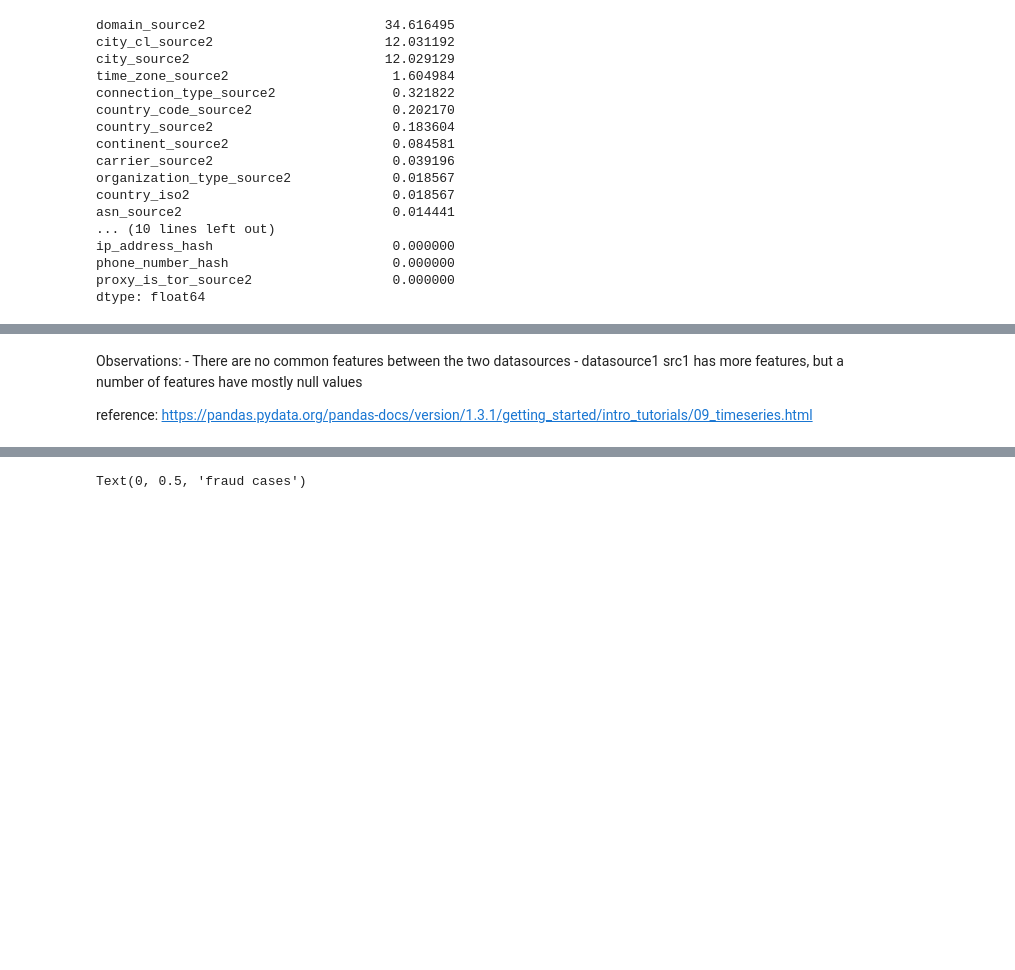
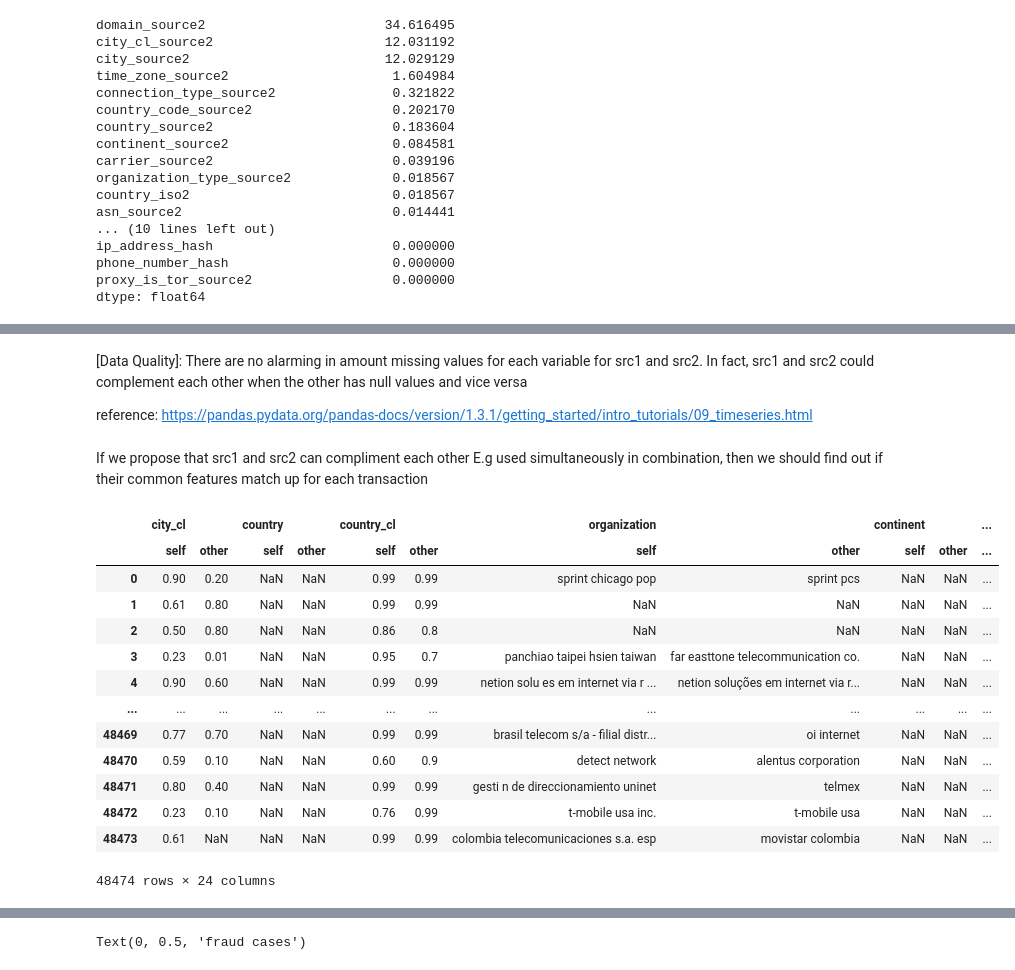
Before and after one commit to cgusti/EAD-fraud-detection, a Jupyter notebook: DS Take Home Project Practice.ipynb, the cells around one changed output, grey strips where cells are left out. Cells and saved outputs as stored; diff of their text form; code cells hidden in the pictures; blank space fills up the shorter version.

```diff
--- a/DS Take Home Project Practice.ipynb
+++ b/DS Take Home Project Practice.ipynb
@@ -64,0 +139,6 @@ src2_features=src2.columns.to_list()
+# %%
+#find common features between the two datasets
+src1_features_names=[name.replace('_source1','') for name in src1_features]
+src2_features_names=[name.replace('_source2','') for name in src2_features]
+common_list = set(src1_features_names).intersection(src2_features_names)
+common_list = common_list - set(['fraud_label','utc_time_stamp','phone_number_hash','country_iso2','ip_address_hash'])
@@ -65 +203,8 @@ src2_features=src2.columns.to_list()
+# %%
+#turn all categorical names into lower case strings
+src1 = src1.applymap(lambda s: s.lower() if type(s) == str else s)
+src2 = src2.applymap(lambda s: s.lower() if type(s) == str else s)
+# %%
+src1.replace({'#VALUE!': None}, inplace=True)
+src2.replace({'#VALUE!': None}, inplace=True)
 # %% [markdown]
@@ -118,6 +344,11 @@ dtype: float64
 # %% [markdown]
-Observations:
-    - There are no common features between the two datasources
-    - datasource1 src1 has more features, but a number of features have   mostly null values
+[Data Quality]: There are no alarming in amount missing values for each variable for src1 and src2. In fact, src1 and src2 could complement each other when the other has null values and vice versa
 
 reference: https://pandas.pydata.org/pandas-docs/version/1.3.1/getting_started/intro_tutorials/09_timeseries.html
+# %% [markdown]
+If we propose that src1 and src2 can compliment each other E.g used simultaneously in combination, then we should find out if their common features match up for each transaction
+# %%
+src1_common_vars = src1[[common_var+'_source1'for common_var in common_list]]
+src2_common_vars = src2[[common_var+'_source2'for common_var in common_list]]
+src1_common_vars.columns = common_list
+src2_common_vars.columns = common_list
@@ -123,0 +358,17 @@ reference: https://pandas.pydata.org/pandas-docs/version/1.3.1/getting_started/i
+# %%
+src1_common_vars.compare(src2_common_vars)
+# %% [output]
+|  | city_cl |  | country |  | country_cl |  | organization |  | continent |  | ... |
+|  | self | other | self | other | self | other | self | other | self | other | ... |
+| 0 | 0.90 | 0.20 | NaN | NaN | 0.99 | 0.99 | sprint chicago pop | sprint pcs | NaN | NaN | ... |
+| 1 | 0.61 | 0.80 | NaN | NaN | 0.99 | 0.99 | NaN | NaN | NaN | NaN | ... |
+| 2 | 0.50 | 0.80 | NaN | NaN | 0.86 | 0.8 | NaN | NaN | NaN | NaN | ... |
+| 3 | 0.23 | 0.01 | NaN | NaN | 0.95 | 0.7 | panchiao taipei hsien taiwan | far easttone telecommunication co. | NaN | NaN | ... |
+| 4 | 0.90 | 0.60 | NaN | NaN | 0.99 | 0.99 | netion solu es em internet via r ... | netion soluções em internet via r... | NaN | NaN | ... |
+| ... | ... | ... | ... | ... | ... | ... | ... | ... | ... | ... | ... |
+| 48469 | 0.77 | 0.70 | NaN | NaN | 0.99 | 0.99 | brasil telecom s/a - filial distr... | oi internet | NaN | NaN | ... |
+| 48470 | 0.59 | 0.10 | NaN | NaN | 0.60 | 0.9 | detect network | alentus corporation | NaN | NaN | ... |
+| 48471 | 0.80 | 0.40 | NaN | NaN | 0.99 | 0.99 | gesti n de direccionamiento uninet | telmex | NaN | NaN | ... |
+| 48472 | 0.23 | 0.10 | NaN | NaN | 0.76 | 0.99 | t-mobile usa inc. | t-mobile usa | NaN | NaN | ... |
+| 48473 | 0.61 | NaN | NaN | NaN | 0.99 | 0.99 | colombia telecomunicaciones s.a. esp | movistar colombia | NaN | NaN | ... |
+48474 rows × 24 columns
```
Also changed, not shown: parts of 86 cells of this notebook.
